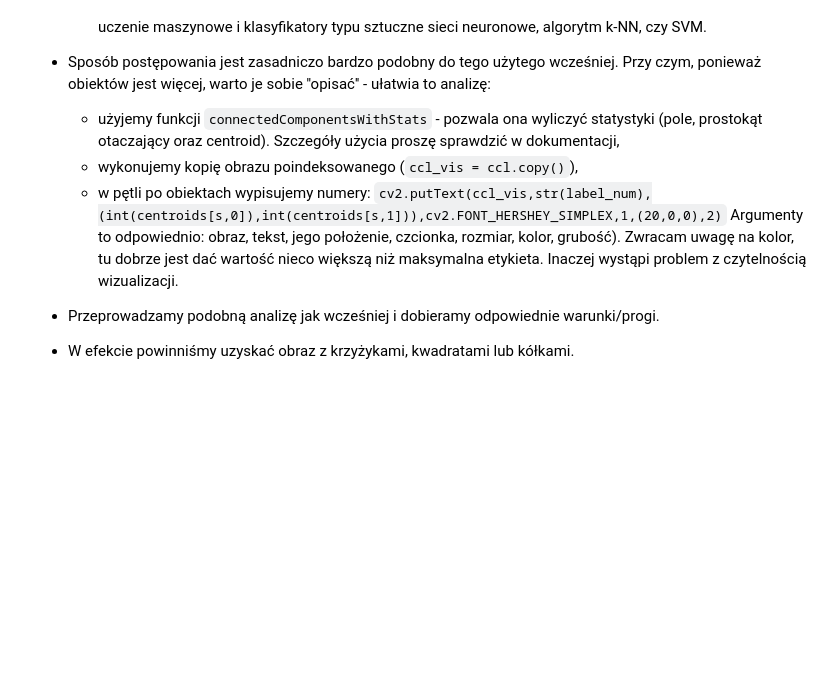
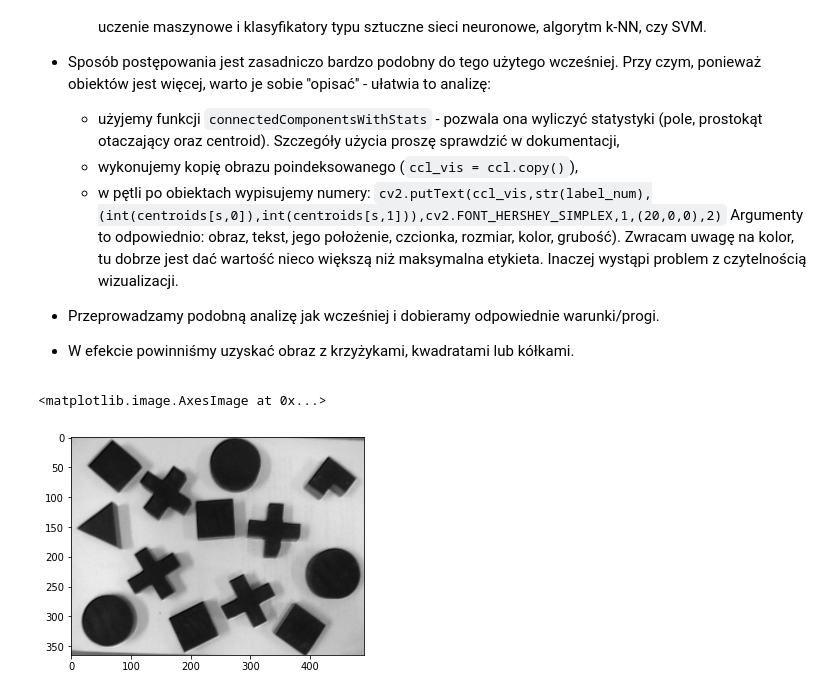
Before and after one commit to prz-ziaja/sem5, a Jupyter notebook: poc/lab13/13_ccl.ipynb, the cells around one changed output. Cells and saved outputs as stored; diff of their text form; code cells hidden in the pictures; blank space fills up the shorter version.

```diff
--- a/poc/lab13/13_ccl.ipynb
+++ b/poc/lab13/13_ccl.ipynb
@@ -392,0 +441,7 @@ plt.imshow(img_img,'gray')
+# %%
+# Rozpoznawanie obiektów rzeczywistych
+real_shapes=cv2.imread('shapesReal.png',0)
+plt.imshow(real_shapes,'gray')
+# %% [output]
+<matplotlib.image.AxesImage at 0x...>
+[figure, added]
```
Also changed, not shown: parts of 15 cells of this notebook, 3 other files.
